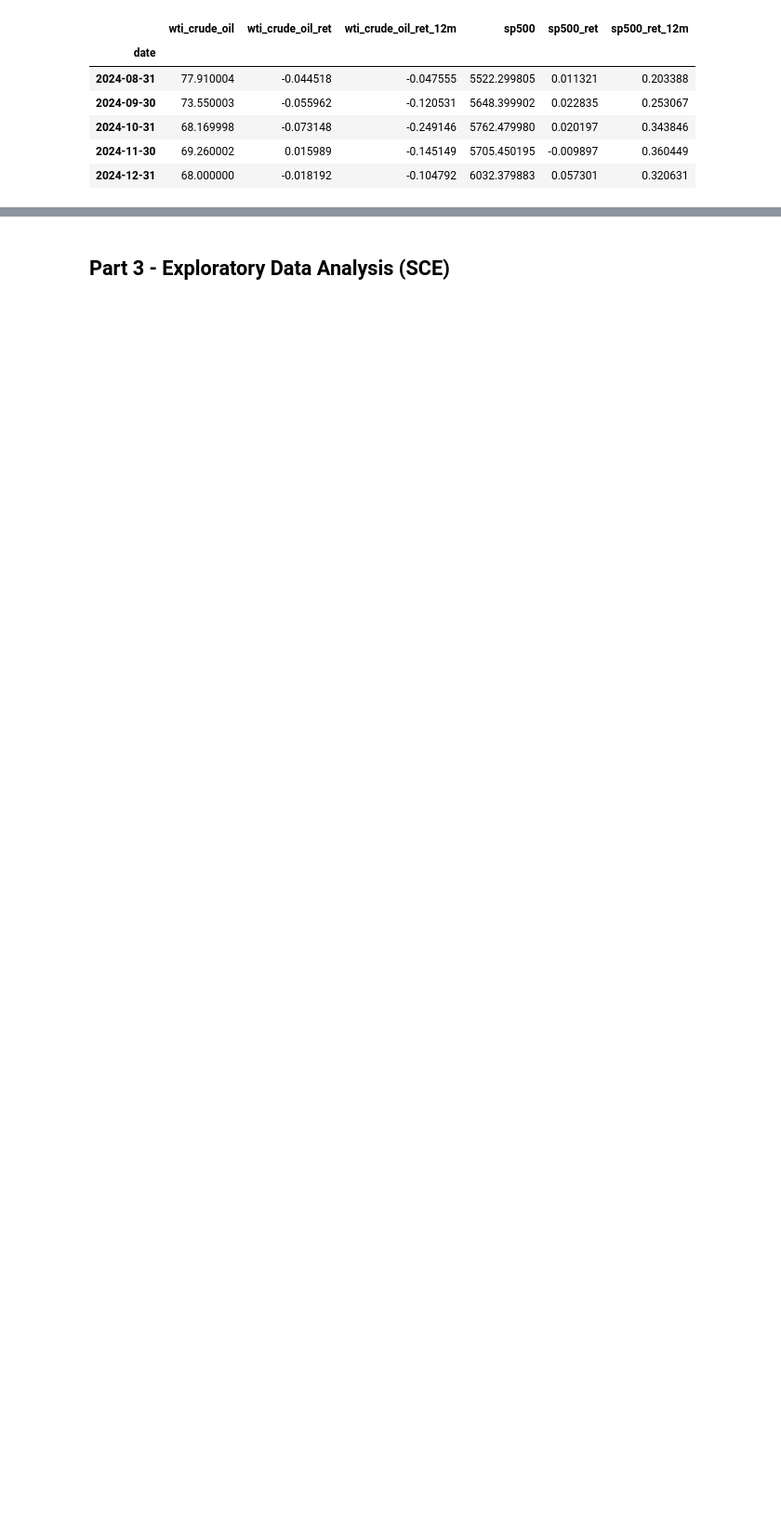
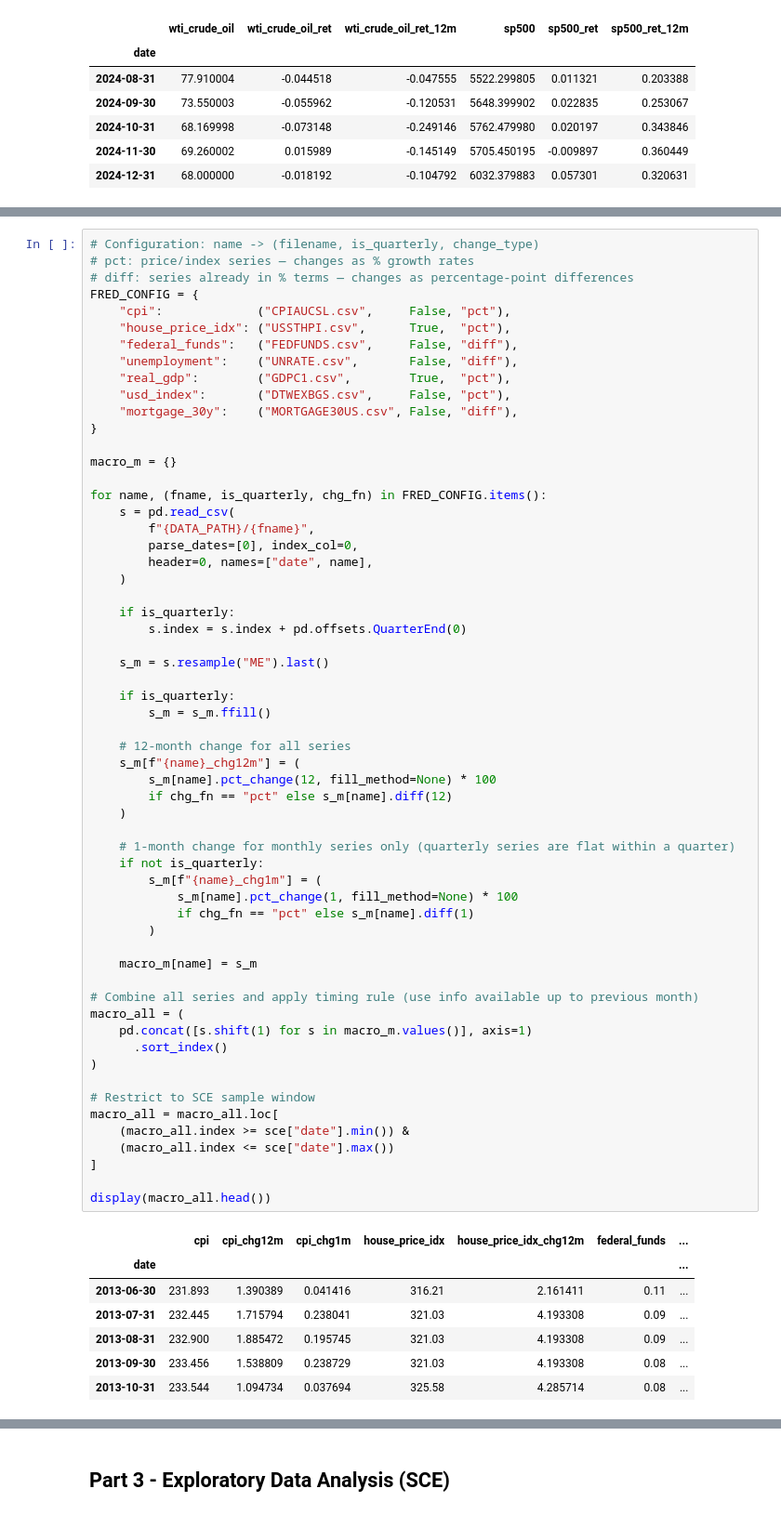
Before and after one commit to MHS17-NHH/FIE463-V26, a Jupyter notebook: data/solution.ipynb, the cells around one changed output, grey strips where cells are left out. Shown at 93% size. Drawn from its saved outputs; the diff is of its cells as text; blank space fills up the shorter version.

```diff
--- a/data/solution.ipynb
+++ b/data/solution.ipynb
@@ -277,3 +305,70 @@ display(macro_all.tail())
+# %%
+# Configuration: name -> (filename, is_quarterly, change_type)
+# pct: price/index series — changes as % growth rates
+# diff: series already in % terms — changes as percentage-point differences
+FRED_CONFIG = {
+    "cpi":             ("CPIAUCSL.csv",     False, "pct"),
+    "house_price_idx": ("USSTHPI.csv",      True,  "pct"),
+    "federal_funds":   ("FEDFUNDS.csv",     False, "diff"),
+    "unemployment":    ("UNRATE.csv",       False, "diff"),
+    "real_gdp":        ("GDPC1.csv",        True,  "pct"),
+    "usd_index":       ("DTWEXBGS.csv",     False, "pct"),
+    "mortgage_30y":    ("MORTGAGE30US.csv", False, "diff"),
+}
+
+macro_m = {}
+
+for name, (fname, is_quarterly, chg_fn) in FRED_CONFIG.items():
+    s = pd.read_csv(
+        f"{DATA_PATH}/{fname}",
+        parse_dates=[0], index_col=0,
+        header=0, names=["date", name],
+    )
+
+    if is_quarterly:
+        s.index = s.index + pd.offsets.QuarterEnd(0)
+
+    s_m = s.resample("ME").last()
+
+    if is_quarterly:
+        s_m = s_m.ffill()
+
+    # 12-month change for all series
+    s_m[f"{name}_chg12m"] = (
+        s_m[name].pct_change(12, fill_method=None) * 100
+        if chg_fn == "pct" else s_m[name].diff(12)
+    )
+
+    # 1-month change for monthly series only (quarterly series are flat within a quarter)
+    if not is_quarterly:
+        s_m[f"{name}_chg1m"] = (
+            s_m[name].pct_change(1, fill_method=None) * 100
+            if chg_fn == "pct" else s_m[name].diff(1)
+        )
+
+    macro_m[name] = s_m
+
+# Combine all series and apply timing rule (use info available up to previous month)
+macro_all = (
+    pd.concat([s.shift(1) for s in macro_m.values()], axis=1)
+      .sort_index()
+)
+
+# Restrict to SCE sample window
+macro_all = macro_all.loc[
+    (macro_all.index >= sce["date"].min()) &
+    (macro_all.index <= sce["date"].max())
+]
+
+display(macro_all.head())
+# %% [output]
+|  | cpi | cpi_chg12m | cpi_chg1m | house_price_idx | house_price_idx_chg12m | federal_funds | ... |
+| date |  |  |  |  |  |  | ... |
+| 2013-06-30 | 231.893 | 1.390389 | 0.041416 | 316.21 | 2.161411 | 0.11 | ... |
+| 2013-07-31 | 232.445 | 1.715794 | 0.238041 | 321.03 | 4.193308 | 0.09 | ... |
+| 2013-08-31 | 232.900 | 1.885472 | 0.195745 | 321.03 | 4.193308 | 0.09 | ... |
+| 2013-09-30 | 233.456 | 1.538809 | 0.238729 | 321.03 | 4.193308 | 0.08 | ... |
+| 2013-10-31 | 233.544 | 1.094734 | 0.037694 | 325.58 | 4.285714 | 0.08 | ... |
 # %%
 # Merge Yahoo Finance data into the monthly macro panel
 macro_all = macro_all.join(yahoo_all, how="left")
```
Also changed, not shown: parts of 12 cells of this notebook.
